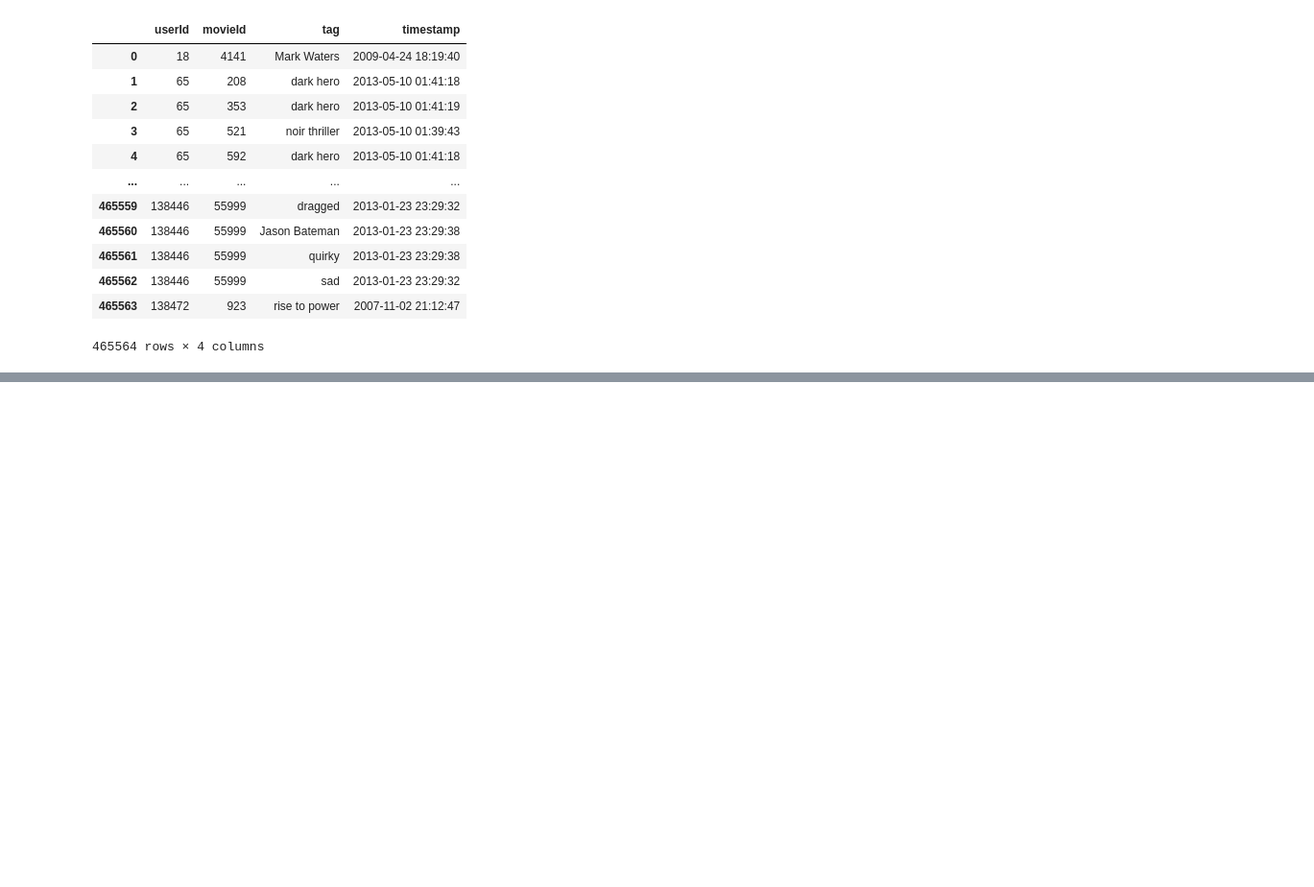
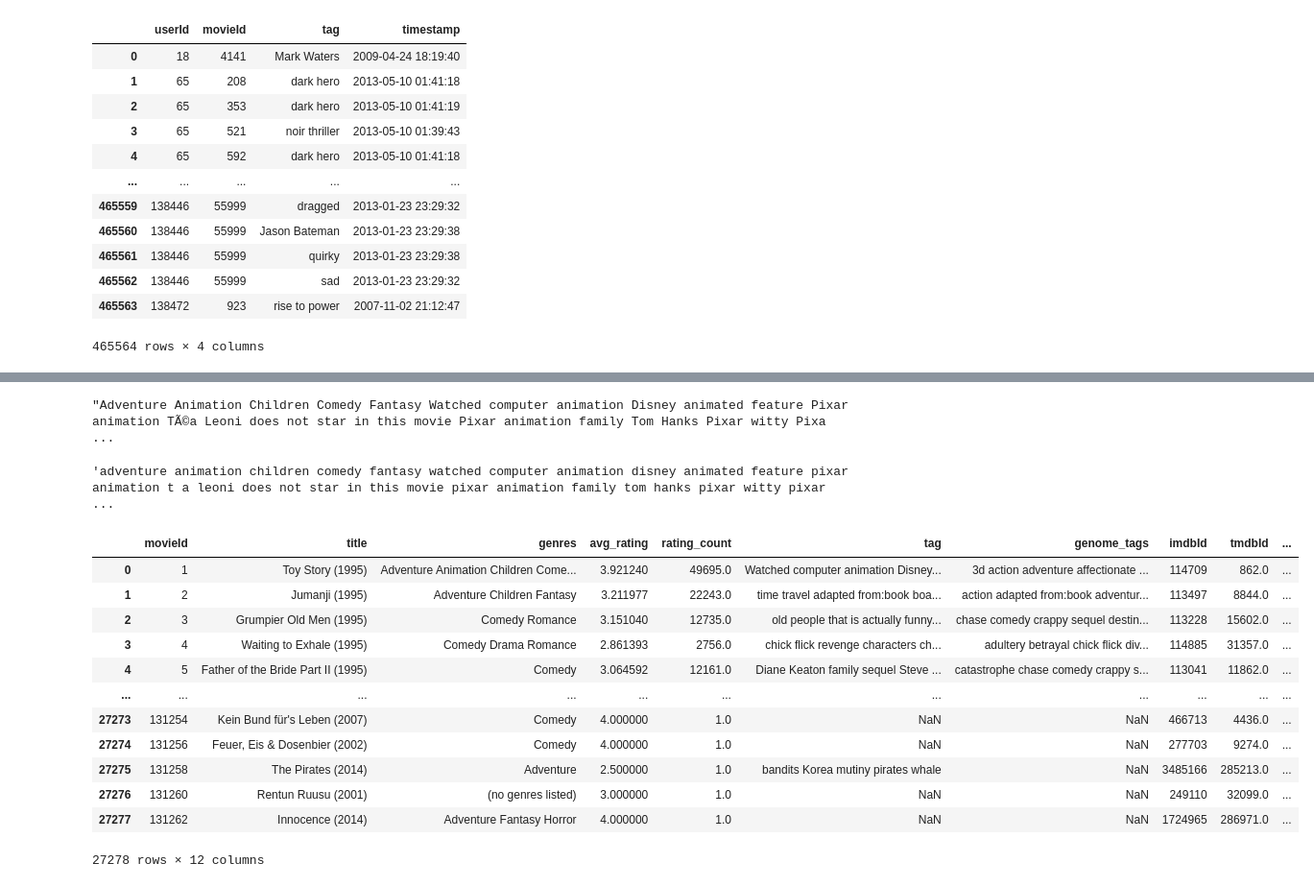
Before and after one commit to Atharv-M/multi_recomendation_system-, a Jupyter notebook: data_cleaning.ipynb, the cells around one changed output, grey strips where cells are left out. Shown at 96% size. Drawn from its saved outputs; the diff is of its cells as text; code cells hidden in the pictures; blank space fills up the shorter version.

```diff
--- a/data_cleaning.ipynb
+++ b/data_cleaning.ipynb
@@ -35,0 +58,3 @@ df_tag
+# %%
+master_df = pd.read_csv("/Users/atharv/Projects/My Projects/ movie_recommendation/data/processed/master_dataset.csv")
+master_df.head()
@@ -35,0 +68,45 @@ df_tag
+# %%
+master_df["text_features"] = (master_df["genres"].fillna("")+ " " + master_df["tag"].fillna("") + " " + master_df["genome_tags"].fillna(""))
+# %%
+master_df["text_features"][0]
+# %% [output]
+"Adventure Animation Children Comedy Fantasy Watched computer animation Disney animated feature Pixar animation TÃ©a Leoni does not star in this movie Pixar animation family Tom Hanks Pixar witty Pixa ...
+# %%
+import re
+def clean_text(text):
+    text = text.lower()
+    text = re.sub(r"[^a-z0-9\s]", " ", text)
+    text = re.sub(r"\s+", " " , text)
+    return text.strip()
+
+master_df["text_features"]= master_df["text_features"].apply(clean_text)
+# %%
+master_df["text_features"][0]
+# %% [output]
+'adventure animation children comedy fantasy watched computer animation disney animated feature pixar animation t a leoni does not star in this movie pixar animation family tom hanks pixar witty pixar ...
+# %%
+import numpy as np
+import pandas as pd
+from sklearn.preprocessing import StandardScaler
+
+master_df["rating_count_log"] = np.log1p(master_df["rating_count"])
+
+scaler = StandardScaler()
+numeric_vectors = scaler.fit_transform(
+    master_df[["avg_rating", "rating_count_log"]]
+)
+master_df
+# %% [output]
+|  | movieId | title | genres | avg_rating | rating_count | tag | genome_tags | imdbId | tmdbId | ... |
+| 0 | 1 | Toy Story (1995) | Adventure Animation Children Come... | 3.921240 | 49695.0 | Watched computer animation Disney... | 3d action adventure affectionate ... | 114709 | 862.0 | ... |
+| 1 | 2 | Jumanji (1995) | Adventure Children Fantasy | 3.211977 | 22243.0 | time travel adapted from:book boa... | action adapted from:book adventur... | 113497 | 8844.0 | ... |
+| 2 | 3 | Grumpier Old Men (1995) | Comedy Romance | 3.151040 | 12735.0 | old people that is actually funny... | chase comedy crappy sequel destin... | 113228 | 15602.0 | ... |
+| 3 | 4 | Waiting to Exhale (1995) | Comedy Drama Romance | 2.861393 | 2756.0 | chick flick revenge characters ch... | adultery betrayal chick flick div... | 114885 | 31357.0 | ... |
+| 4 | 5 | Father of the Bride Part II (1995) | Comedy | 3.064592 | 12161.0 | Diane Keaton family sequel Steve ... | catastrophe chase comedy crappy s... | 113041 | 11862.0 | ... |
+| ... | ... | ... | ... | ... | ... | ... | ... | ... | ... | ... |
+| 27273 | 131254 | Kein Bund für's Leben (2007) | Comedy | 4.000000 | 1.0 | NaN | NaN | 466713 | 4436.0 | ... |
+| 27274 | 131256 | Feuer, Eis & Dosenbier (2002) | Comedy | 4.000000 | 1.0 | NaN | NaN | 277703 | 9274.0 | ... |
+| 27275 | 131258 | The Pirates (2014) | Adventure | 2.500000 | 1.0 | bandits Korea mutiny pirates whale | NaN | 3485166 | 285213.0 | ... |
+| 27276 | 131260 | Rentun Ruusu (2001) | (no genres listed) | 3.000000 | 1.0 | NaN | NaN | 249110 | 32099.0 | ... |
+| 27277 | 131262 | Innocence (2014) | Adventure Fantasy Horror | 4.000000 | 1.0 | NaN | NaN | 1724965 | 286971.0 | ... |
+27278 rows × 12 columns
```
Also changed, not shown: parts of 8 cells of this notebook, 7 other files.
